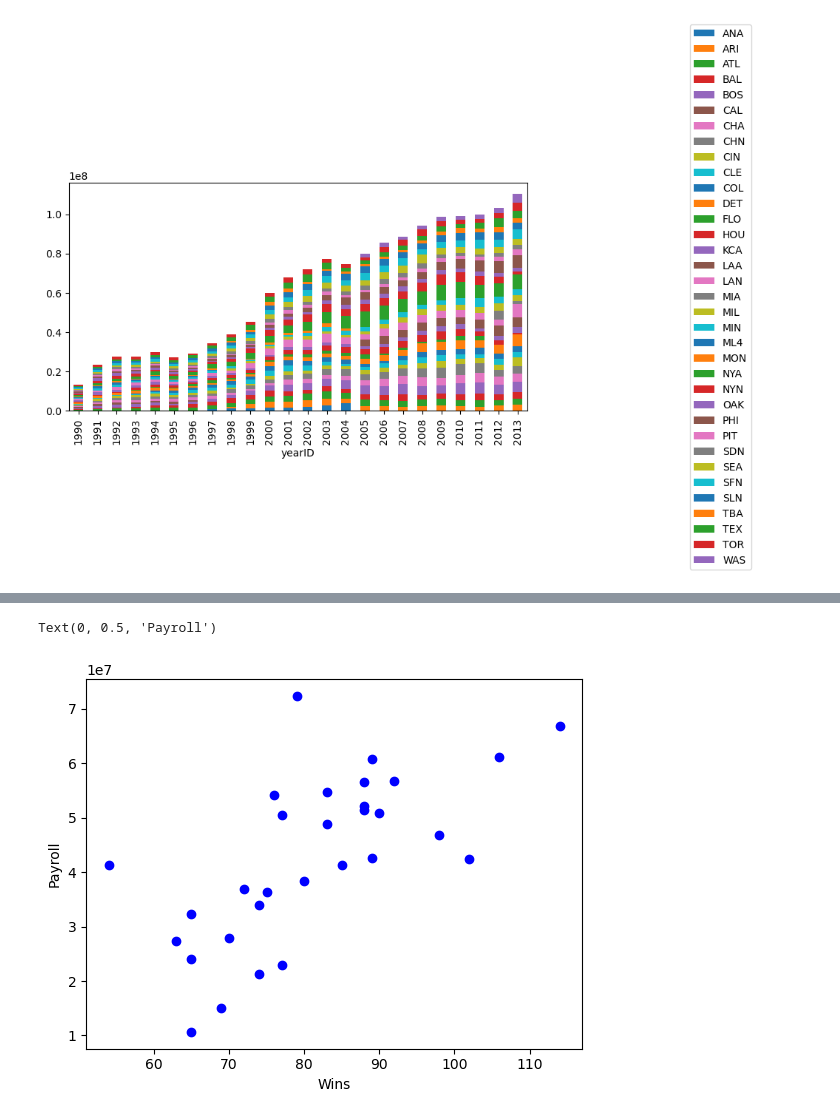
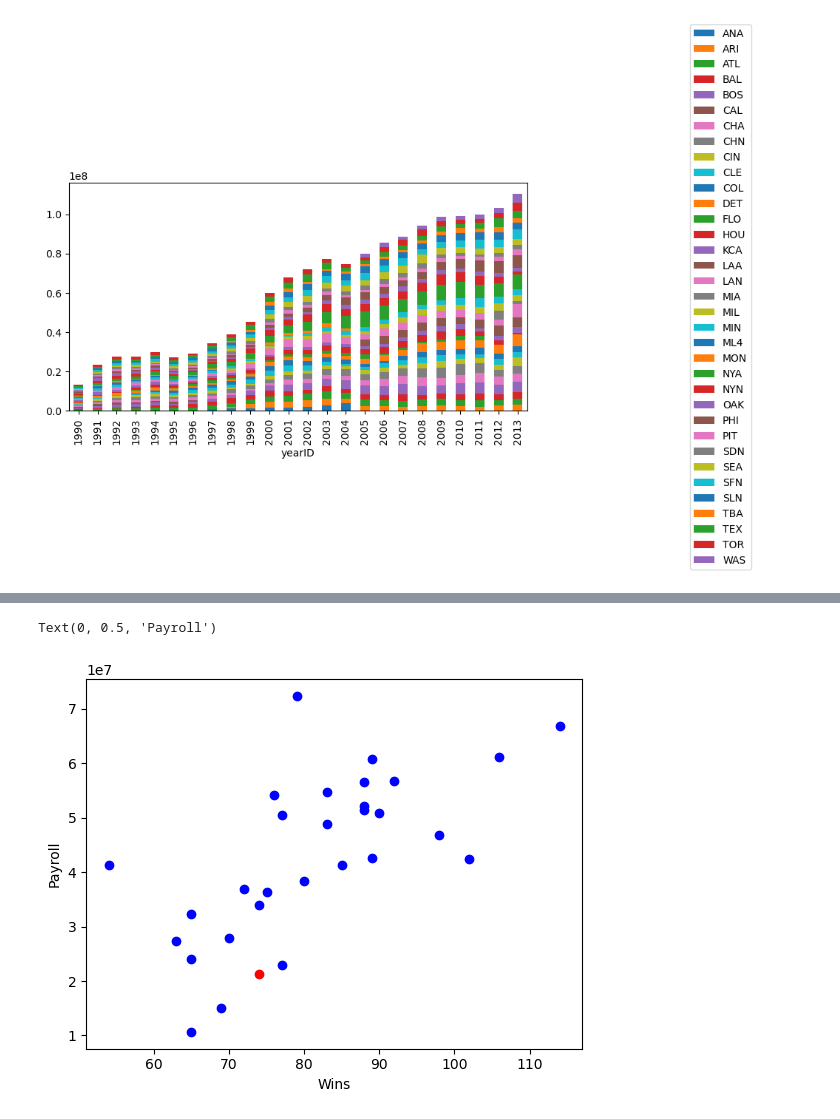
Before and after one commit to RyanColorado04/DataScience, a Jupyter notebook: homework2/hmwk2.ipynb, the cells around one changed output, grey strips where cells are left out. Cells and saved outputs as stored; diff of their text form; code cells hidden in the pictures.

```diff
--- a/homework2/hmwk2.ipynb
+++ b/homework2/hmwk2.ipynb
@@ -579,19 +592,46 @@ payroll = sals['salary'].to_numpy()
-# %%
-
-# OAK = 20
-i = 0
-# plt.plot(wins, payroll, linestyle='None', marker='o', color=c)
-
-for i in range(0, len(wins)):
-    x = wins[i]
-    y = payroll[i]
-    plt.plot(x, y, 'bo')
-
-plt.xlabel('Wins')
-plt.ylabel('Payroll')
-# %% [output]
-Text(0, 0.5, 'Payroll')
-[figure, removed]
+# %%
+
+# OAK = 20 in wins array
+# Yes I know there are better ways to do it but I don't have time so I'm hard coding it
+i = 0
+for i in range(0, len(wins)):
+    x = wins[i]
+    y = payroll[i]
+    if i == 20:
+        plt.plot(x, y, 'ro')
+    else:
+        plt.plot(x, y, 'bo')
+plt.xlabel('Wins')
+plt.ylabel('Payroll')
+
+# 2003 graph
+i = 0
+for i in range(0, len(wins2003)):
+    x = wins[i]
+    y = payroll[i]
+    if i == 20:
+        plt.plot(x, y, 'ro')
+    else:
+        plt.plot(x, y, 'bo')
+
+plt.xlabel('Wins')
+plt.ylabel('Payroll')
+
+# 2013 graph
+i = 0
+for i in range(0, len(wins2003)):
+    x = wins[i]
+    y = payroll2003[i]
+    if i == 20:
+        plt.plot(x, y, 'ro')
+    else:
+        plt.plot(x, y, 'bo')
+
+plt.xlabel('Wins')
+plt.ylabel('Payroll')
+# %% [output]
+Text(0, 0.5, 'Payroll')
+[figure, added]
 # %%
 sals = pd.read_csv('Salaries.csv')
 sals = sals.groupby(['yearID', 'teamID'])
```
Also changed, not shown: parts of 4 cells of this notebook.
